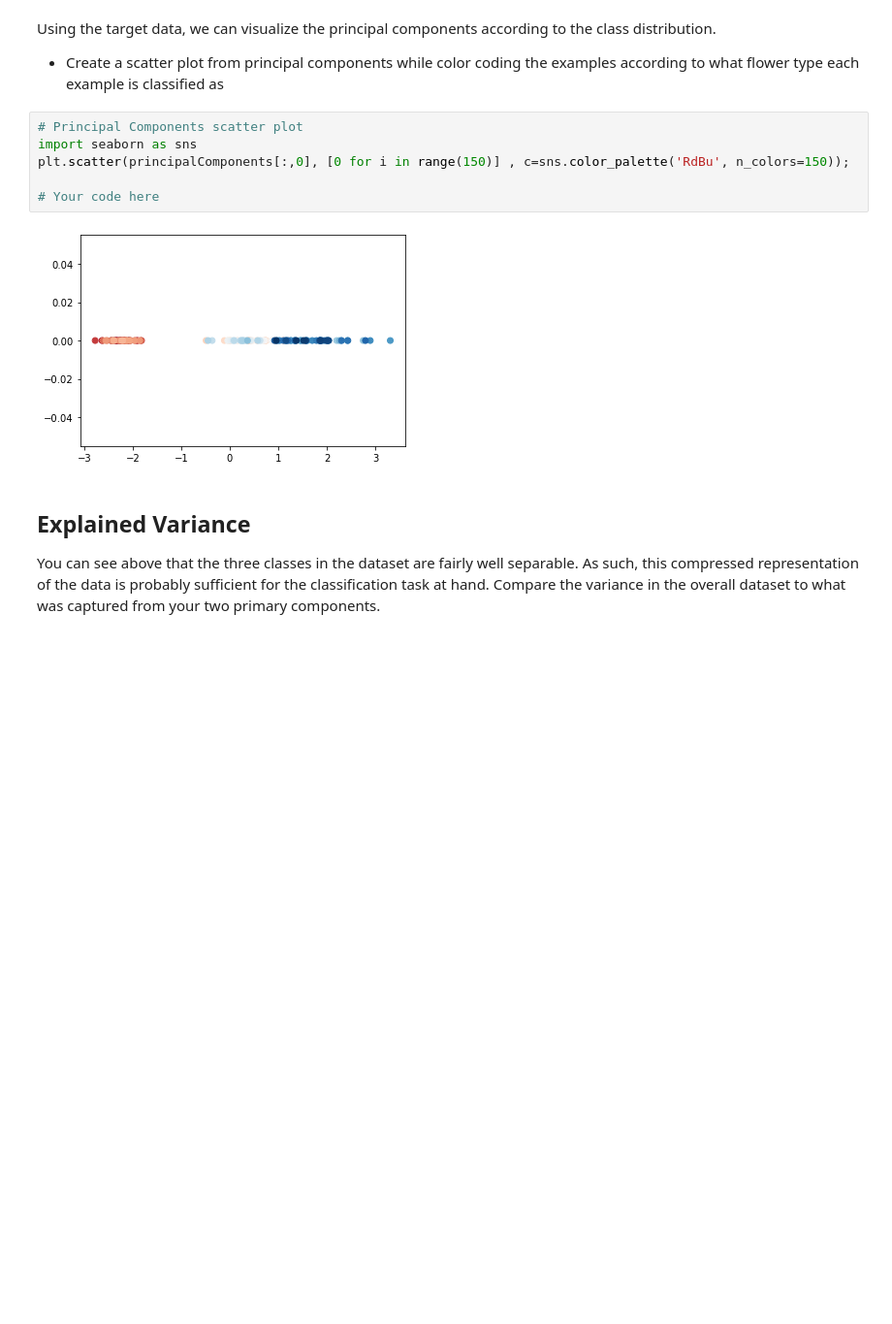
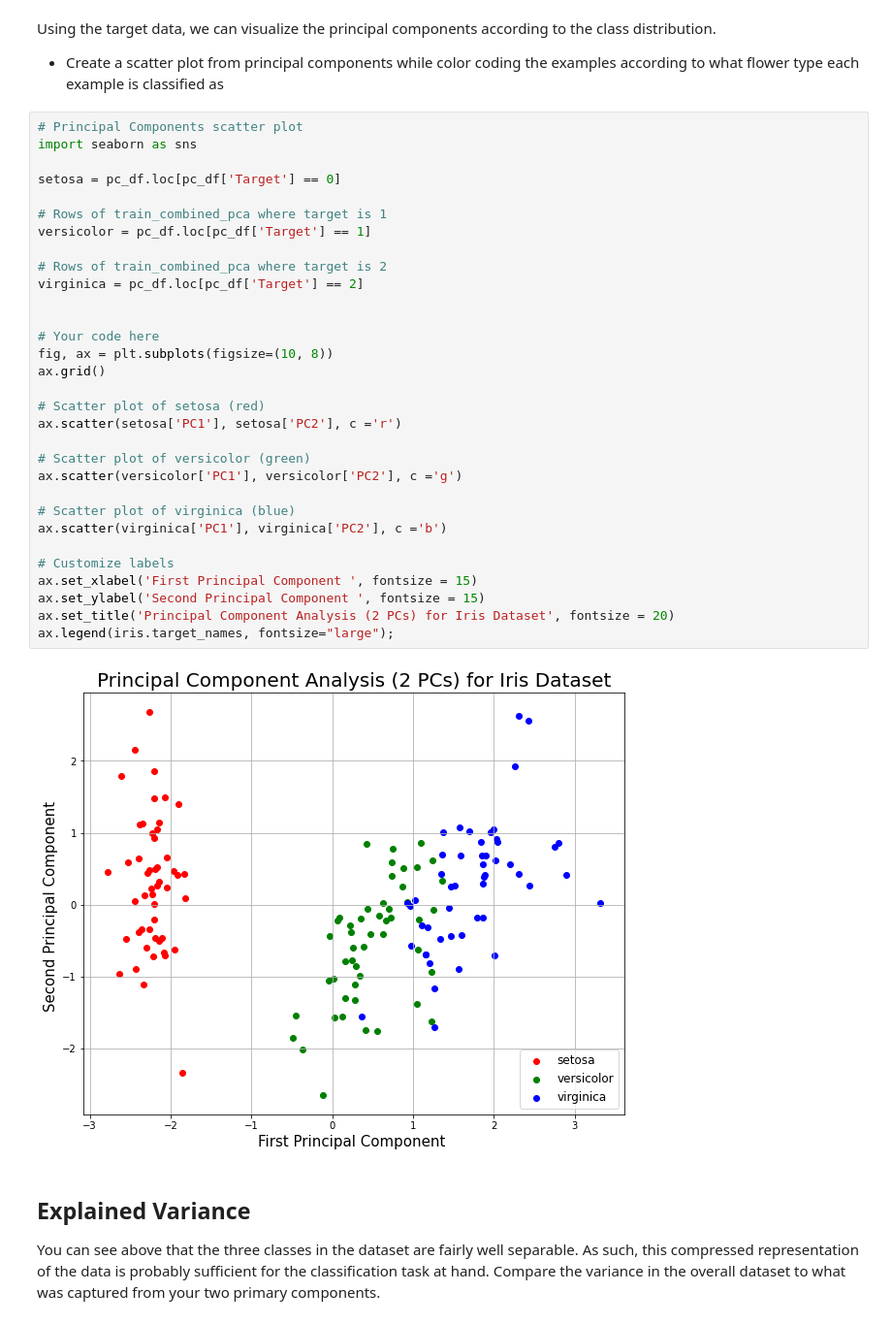
Before and after one commit to kmmooney/dsc-pca-in-scikitlearn-lab, a Jupyter notebook: index.ipynb, the cells around one changed output. Shown at 97% size. Saved outputs shown, nothing was run; the diff lists cells and outputs as text; blank space fills up the shorter version.

```diff
--- a/index.ipynb
+++ b/index.ipynb
@@ -115,14 +115,39 @@ Great, you now have a set of two dimensions, reduced from four against our targe
 # %% [markdown]
 Using the target data, we can visualize the principal components according to the class distribution.
 - Create a scatter plot from principal components while color coding the examples according to what flower type each example is classified as
-# %%
-# Principal Components scatter plot
-import seaborn as sns
-plt.scatter(principalComponents[:,0], [0 for i in range(150)] , c=sns.color_palette('RdBu', n_colors=150));
-
-# Your code here
-# %% [output]
-[figure, removed]
+# %%
+# Principal Components scatter plot
+import seaborn as sns
+
+setosa = pc_df.loc[pc_df['Target'] == 0]
+
+# Rows of train_combined_pca where target is 1
+versicolor = pc_df.loc[pc_df['Target'] == 1]
+
+# Rows of train_combined_pca where target is 2
+virginica = pc_df.loc[pc_df['Target'] == 2]
+
+
+# Your code here
+fig, ax = plt.subplots(figsize=(10, 8))
+ax.grid()
+
+# Scatter plot of setosa (red)
+ax.scatter(setosa['PC1'], setosa['PC2'], c ='r')
+
+# Scatter plot of versicolor (green)
+ax.scatter(versicolor['PC1'], versicolor['PC2'], c ='g')
+
+# Scatter plot of virginica (blue)
+ax.scatter(virginica['PC1'], virginica['PC2'], c ='b')
+
+# Customize labels
+ax.set_xlabel('First Principal Component ', fontsize = 15)
+ax.set_ylabel('Second Principal Component ', fontsize = 15)
+ax.set_title('Principal Component Analysis (2 PCs) for Iris Dataset', fontsize = 20)
+ax.legend(iris.target_names, fontsize="large");
+# %% [output]
+[figure, added]
 # %% [markdown]
 ## Explained Variance
 
```
Also changed, not shown: parts of 5 cells of this notebook.
